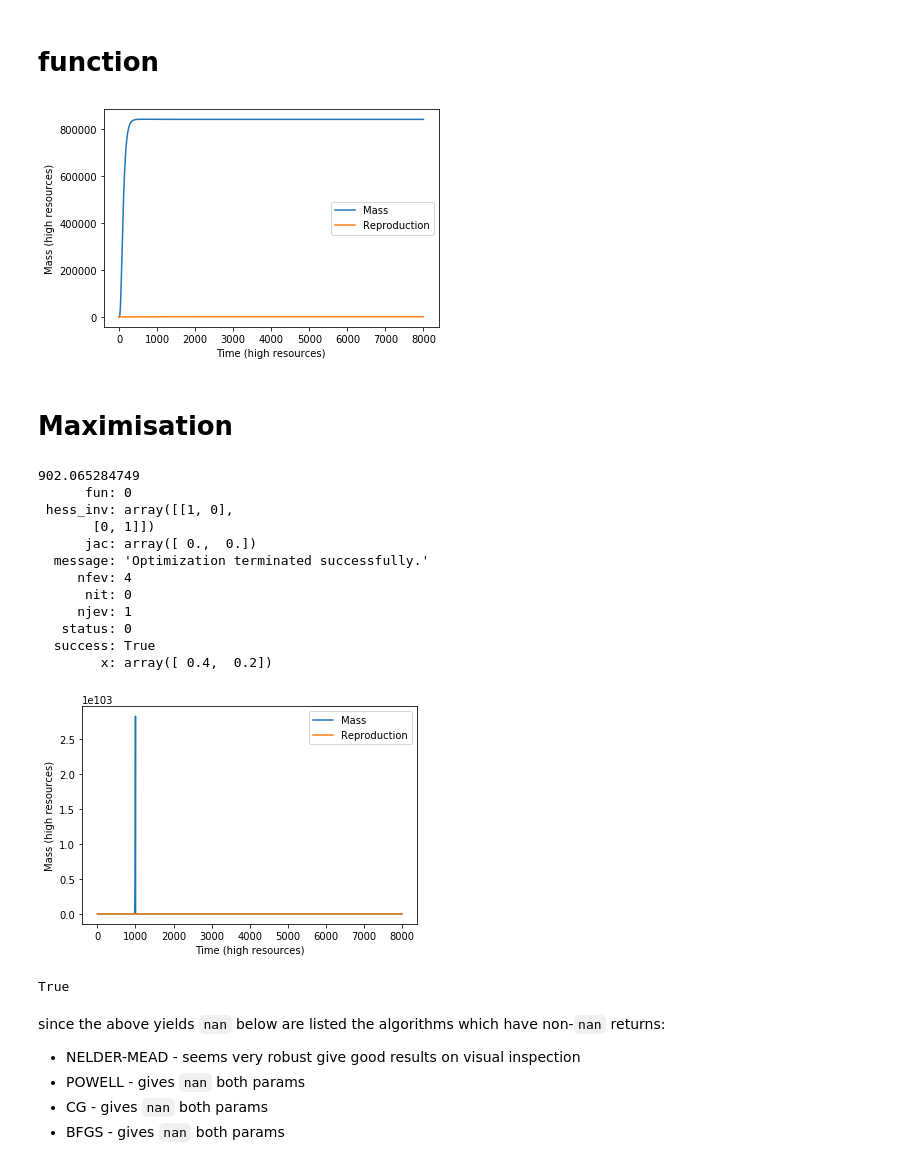
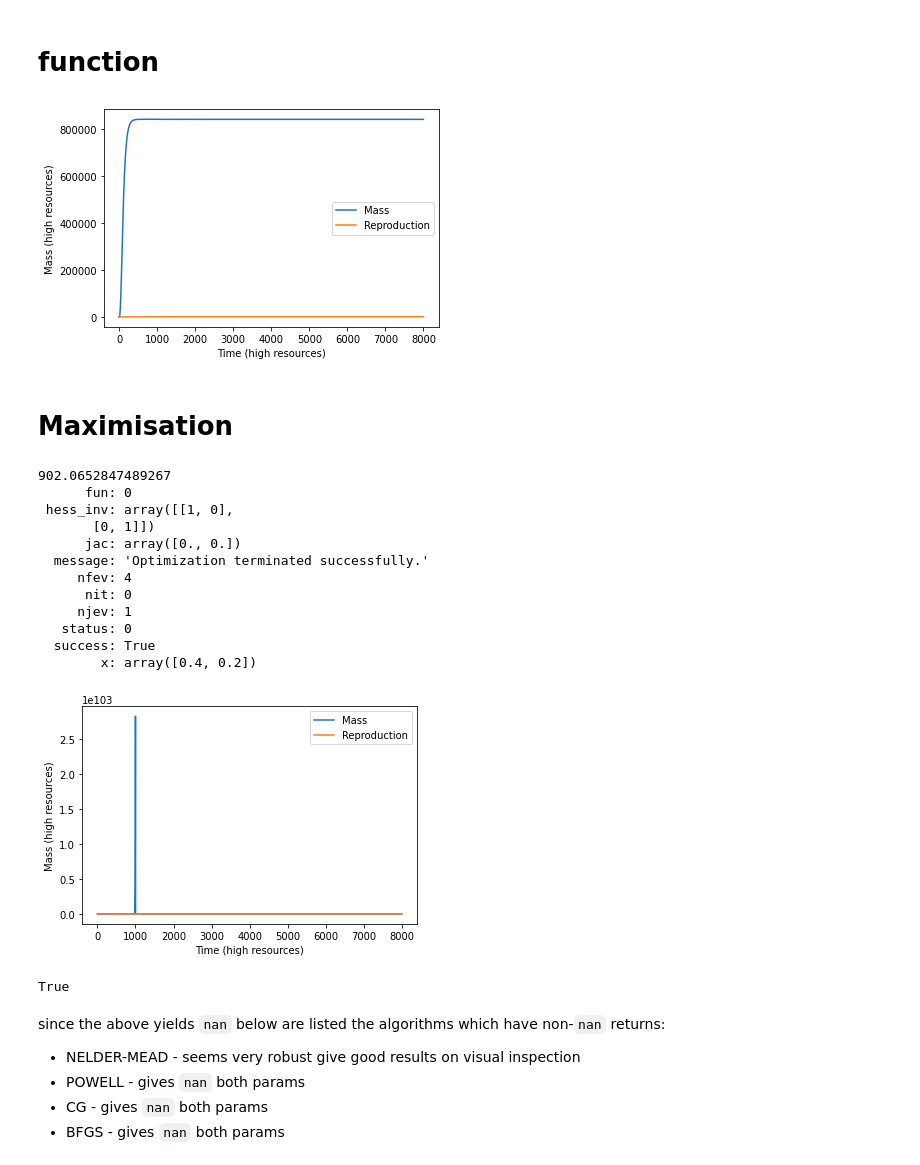
Before and after one commit to Don-Burns/Masters_Project, a Jupyter notebook: code/Optimisation.ipynb, the cells around one changed output. Cells and saved outputs as stored; diff of their text form; code cells hidden in the pictures.

Commit message:
fixed all scipy depreciated functions to numpy

```diff
--- a/code/Optimisation.ipynb
+++ b/code/Optimisation.ipynb
@@ -9,7 +12,7 @@
 # %% [markdown]
 # function
 # %%
-from scipy import exp
+from numpy import exp
 from math import floor as floor
 def L(t, k = 0.01):
     """
@@ -32,7 +35,7 @@ def dRmdt(mR0, t, alpha = 50, M = 1000, a = 2.15, c = 0.17, rho = 0.06, k = 0.01
 
         Arguments:
         t {float} -- time
-        mR0 {float} -- array with mass (g) and reproduction at start of time step
+        mR0 {array} -- array with mass (g) and reproduction at start of time step
         alpha {float} -- asymtotic mass (g)
         M {float} -- asymptotic mass (g)
         a {float} -- growth rate (s^-1)
@@ -72,7 +75,7 @@ def dRmdt(mR0, t, alpha = 50, M = 1000, a = 2.15, c = 0.17, rho = 0.06, k = 0.01
     if m + dmdt < 0: # to set `m` to 0 when it would dip below 0
         dmdt = floor(-m)
 
-    return sc.array([dmdt, R])
+    return np.array([dmdt, R])
 #     return dict["dmdt" : dmdt, "Reproduciton" : R]
 
 def Opt(cRho, params):
@@ -143,36 +146,36 @@ c = 0.1
 M =  25000
 alpha = 1000 # age of maturation (days)
 rho = 0.33 # reproductive scaling parameter
 k =  0.01
 
 # organising starting params for use
 
-mR0 = sc.array([m0, R0]) # starting values for integration, [starting mass, starting repro]
-t = sc.arange(0, days, 1) # t values for integration
+mR0 = np.array([m0, R0]) # starting values for integration, [starting mass, starting repro]
+t = np.arange(0, days, 1) # t values for integration
 params = (alpha, M, a, c, rho, k) # tuple for integration arguments
 
 
 # integration
 mR = integrate.odeint(dRmdt, mR0, t, args = params)
 mass = mR[:, 0]
 repro = mR[:, 1]
 
 
 # exploring output
 # mass[-1000:-675] # final 50 values to check for `nan`
 
 
 
 
 plt.figure()
 plt.plot(t, mass, label = "Mass")
 plt.plot(t, repro, label =  "Reproduction")
 plt.xlabel("Time (high resources)")
 plt.ylabel("Mass (high resources)")
 plt.legend()
 plt.show()
 # %% [output]
-[figure, old version]
+[figure, new version]
 # %% [markdown]
 # Maximisation
 # %%
@@ -205,19 +208,19 @@ plt.show()
 
 mass[alpha] > mass[-1]
 # %% [output]
-902.065284749
+902.0652847489267
       fun: 0
  hess_inv: array([[1, 0],
        [0, 1]])
-      jac: array([ 0.,  0.])
+      jac: array([0., 0.])
   message: 'Optimization terminated successfully.'
      nfev: 4
       nit: 0
      njev: 1
    status: 0
   success: True
-        x: array([ 0.4,  0.2])
+        x: array([0.4, 0.2])
-[figure, old version]
+[figure, new version]
 True
 # %%
 # # to scan parameter space
```
Also changed, not shown: parts of 16 cells of this notebook.
